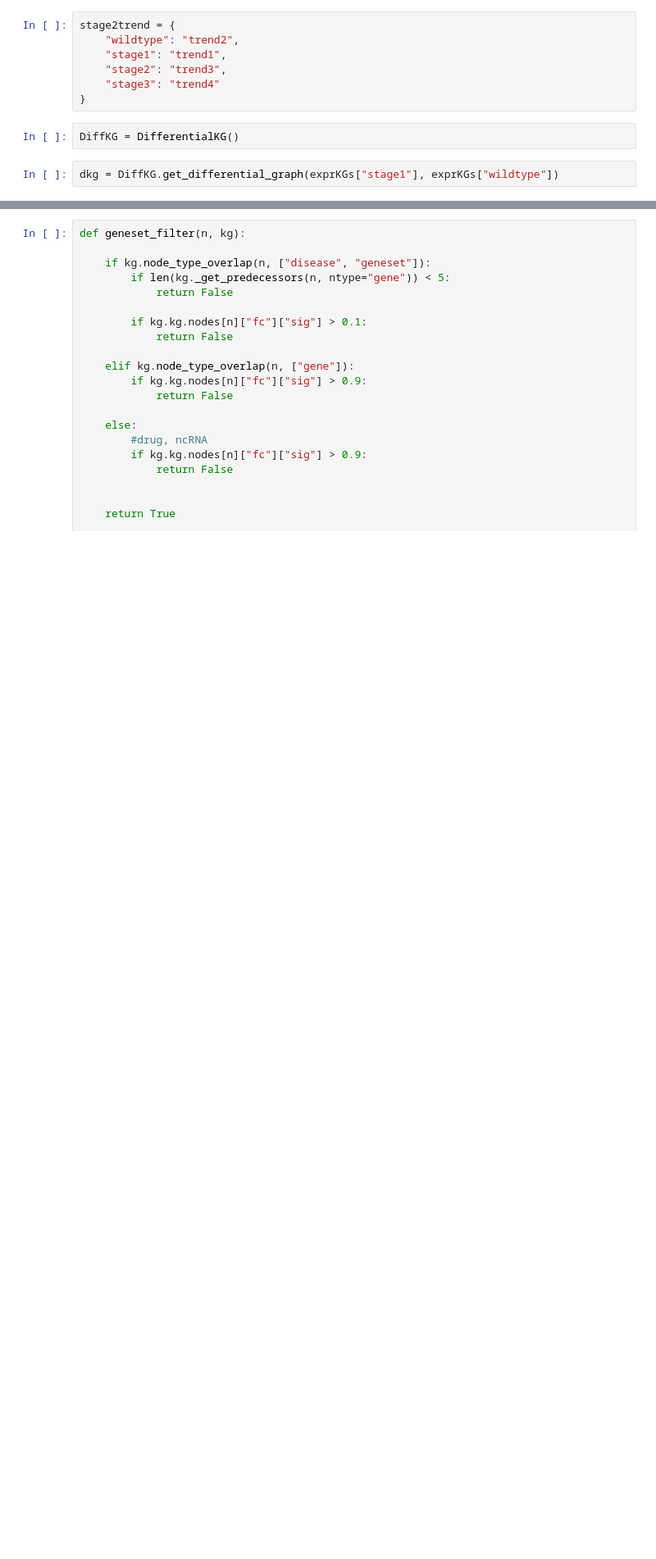
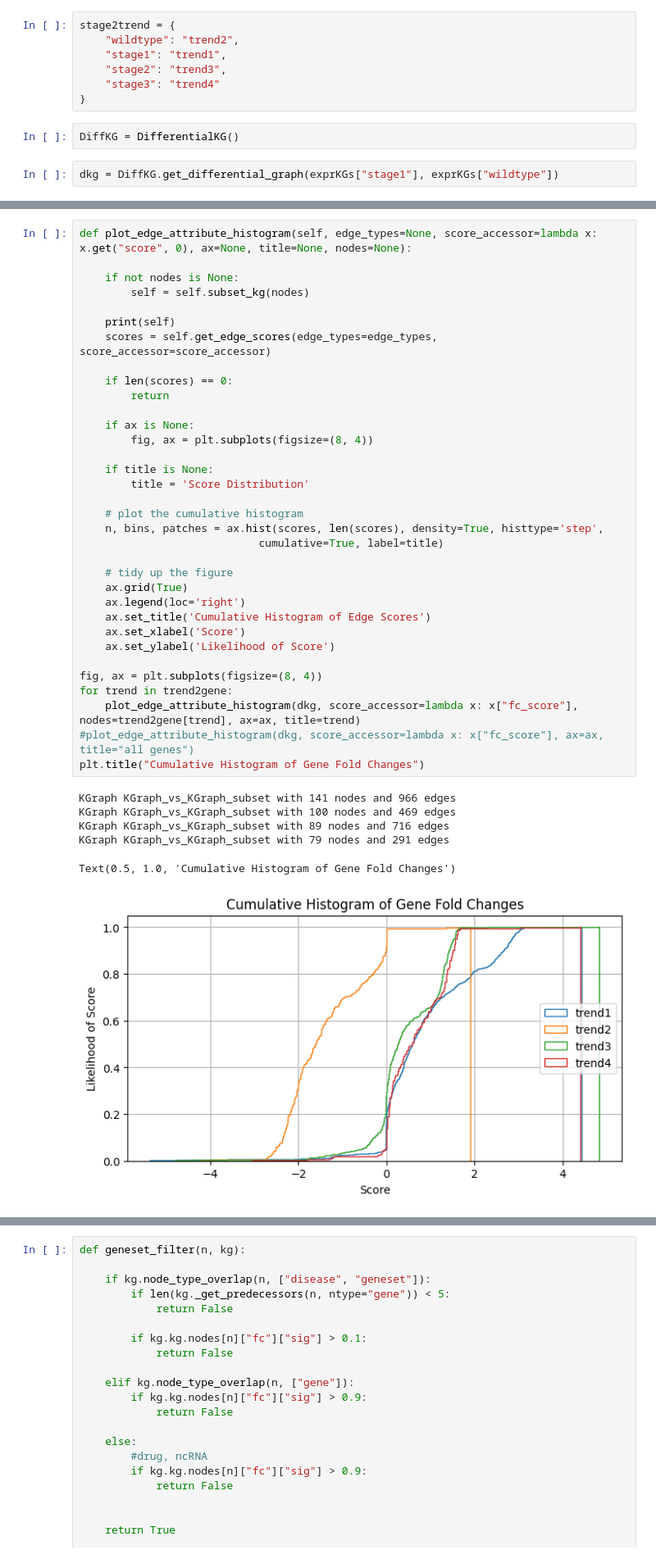
Before and after one commit to mjoppich/PICASO, a Jupyter notebook: simulated_data/kg_analysis_trend1.ipynb, the cells around one changed output, grey strips where cells are left out. Shown at 82% size. Cells and saved outputs as stored; diff of their text form; blank space fills up the shorter version.

```diff
--- a/simulated_data/kg_analysis_trend1.ipynb
+++ b/simulated_data/kg_analysis_trend1.ipynb
@@ -309,3 +335,44 @@ plt.title("Cumulative Histogram of Gene Fold Changes")
+# %%
+def plot_edge_attribute_histogram(self, edge_types=None, score_accessor=lambda x: x.get("score", 0), ax=None, title=None, nodes=None):
+
+    if not nodes is None:
+        self = self.subset_kg(nodes)
+
+    print(self)
+    scores = self.get_edge_scores(edge_types=edge_types, score_accessor=score_accessor)
+
+    if len(scores) == 0:
+        return
+
+    if ax is None:
+        fig, ax = plt.subplots(figsize=(8, 4))
+
+    if title is None:
+        title = 'Score Distribution'
+
+    # plot the cumulative histogram
+    n, bins, patches = ax.hist(scores, len(scores), density=True, histtype='step',
+                            cumulative=True, label=title)
+
+    # tidy up the figure
+    ax.grid(True)
+    ax.legend(loc='right')
+    ax.set_title('Cumulative Histogram of Edge Scores')
+    ax.set_xlabel('Score')
+    ax.set_ylabel('Likelihood of Score')
+
+fig, ax = plt.subplots(figsize=(8, 4))
+for trend in trend2gene:
+    plot_edge_attribute_histogram(dkg, score_accessor=lambda x: x["fc_score"], nodes=trend2gene[trend], ax=ax, title=trend)
+#plot_edge_attribute_histogram(dkg, score_accessor=lambda x: x["fc_score"], ax=ax, title="all genes")
+plt.title("Cumulative Histogram of Gene Fold Changes")
+# %% [output]
+KGraph KGraph_vs_KGraph_subset with 141 nodes and 966 edges
+KGraph KGraph_vs_KGraph_subset with 100 nodes and 469 edges
+KGraph KGraph_vs_KGraph_subset with 89 nodes and 716 edges
+KGraph KGraph_vs_KGraph_subset with 79 nodes and 291 edges
+Text(0.5, 1.0, 'Cumulative Histogram of Gene Fold Changes')
+[figure, added]
 # %%
 fig, ax = plt.subplots(figsize=(8, 4))
 for trend in trend2gene:
```
Also changed, not shown: parts of 24 cells of this notebook, 7 other files.
